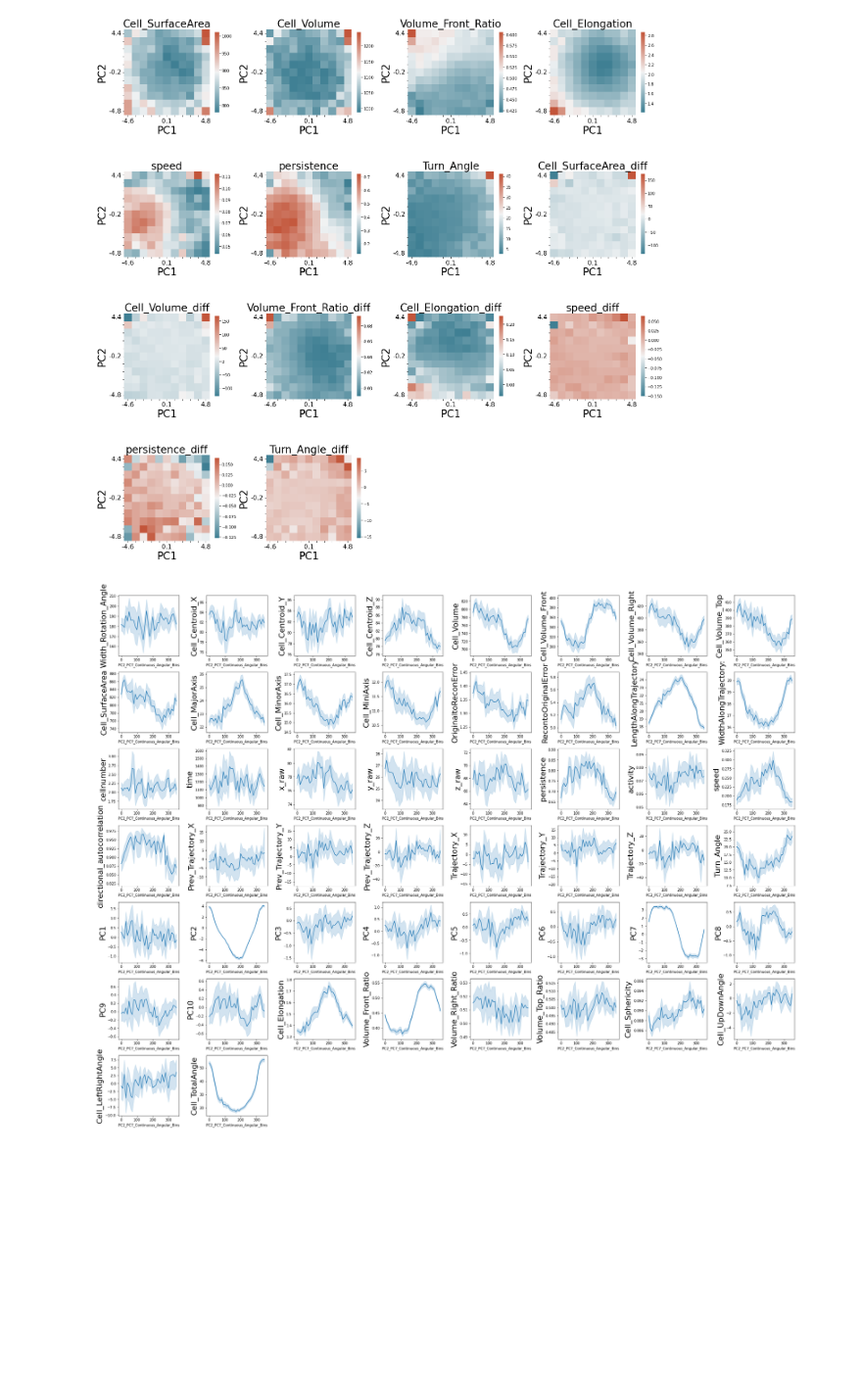
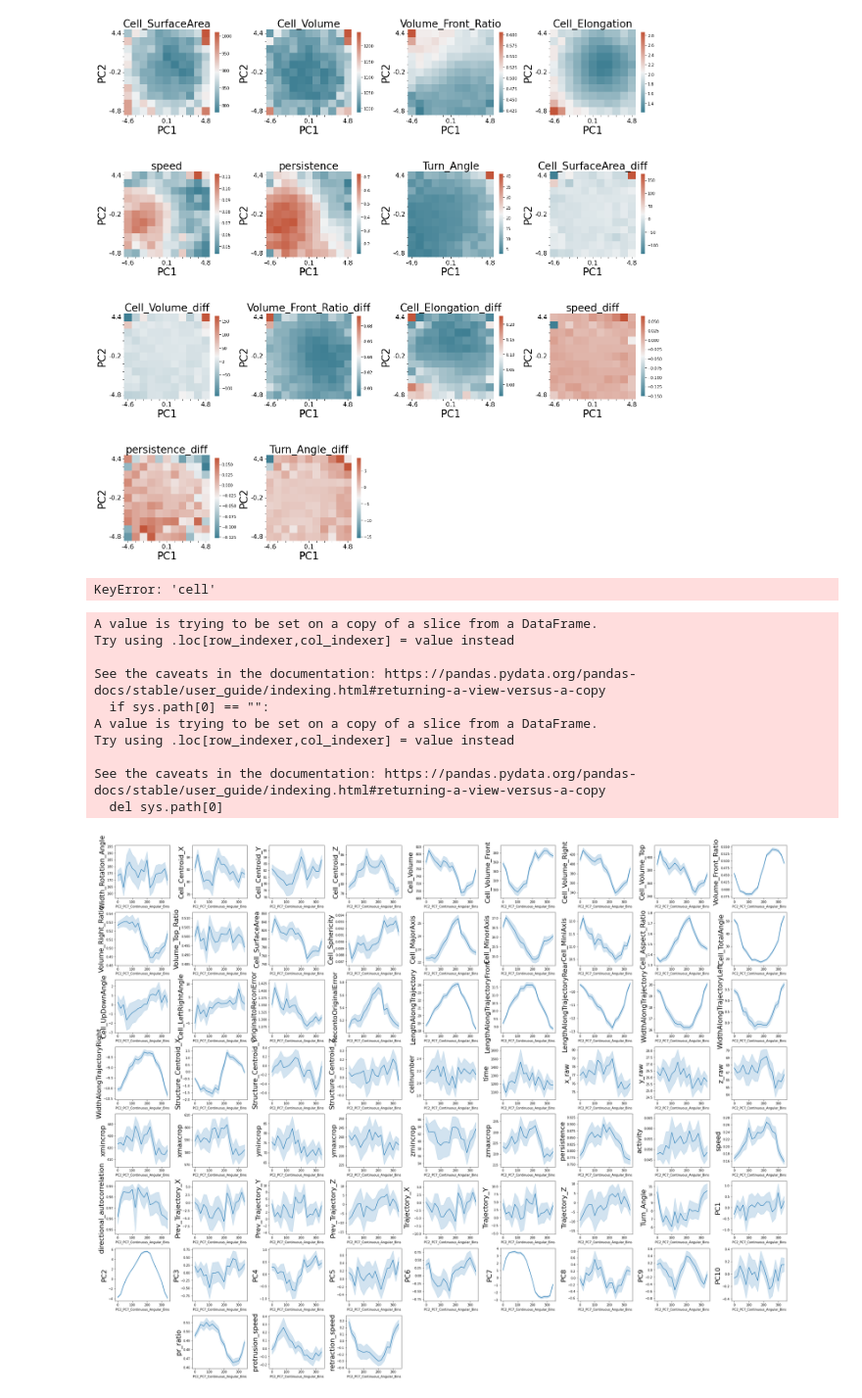
Before and after one commit to looneytunes2/NeutrophilShapeAnalysis, a Jupyter notebook: Notebooks/LLS Combined PCA 37C random Analysis stats.ipynb, the cells around one changed output. Shown at 98% size. Cells and saved outputs as stored; diff of their text form; code cells hidden in the pictures; blank space fills up the shorter version.

```diff
--- a/Notebooks/LLS Combined PCA 37C random Analysis stats.ipynb
+++ b/Notebooks/LLS Combined PCA 37C random Analysis stats.ipynb
@@ -52,8 +52,9 @@ def closest(lst, K):
 
 time_interval = 5 #sec/frame
 
-datadir = 'E:/Aaron/random_lls/'
-savedir = datadir + 'random/'
+basedir = 'E:/Aaron/Random_LLS_PCA/'
+datadir = basedir + 'Data_and_Figs/'
+savedir = basedir + 'random/'
 if not os.path.exists(savedir):
     os.makedirs(savedir)
 
@@ -433,43 +443,80 @@ angframe = linear_cycle_utils.linearize_cycle_continuous(
 #                             lmax = 10,
 #                             smooth = False
 #                             )
+# %%
+########### add cycling frequencies if you want
+#open cycling frequencies
+cf = pd.read_csv(savedir+f'PC{whichpcs[0]}-PC{whichpcs[1]}_Area_Enclosing_Rates.csv', index_col = 0)
+#merge with angular bin data
+angframe = angframe.merge(cf, left_on='cell',right_on='cell')
+# %% [output]
+KeyError: 'cell'
 # %%
 ################# LOOK STATS AROUND 1D CYCLE ######################
+
+#add protrusion/retraction ratio
+angframe['pr_ratio'] = angframe.LengthAlongTrajectoryFront.values/angframe.LengthAlongTrajectory.values
+#add protrusion and retraction rates
+#add protrusion speed
+prsplist = []
+for i, cells in angframe.groupby('CellID'):
+    cells, runs = utils.get_consecutive_timepoints(cells, 'time', time_interval)
+    for r in runs:
+        tempcell = cells.iloc[r]
+        tempcell['protrusion_speed'] = tempcell.LengthAlongTrajectoryFront.diff()
+        tempcell['retraction_speed'] = tempcell.LengthAlongTrajectoryRear.diff()
+        prsplist.append(tempcell)
+angframe = pd.concat(prsplist).reset_index(drop=True)
+
 removeex = []
 removeex.extend([x for x in angframe.columns if 'Euler' in x])
 removeex.extend([x for x in angframe.columns if 'avg' in x])
 removeex.extend([x for x in angframe.columns if 'PC1_PC2' in x])
 removeex.extend([x for x in angframe.columns if 'intensity' in x])
 removeex.extend([x for x in angframe.columns if 'Velocity' in x])
 removeex.extend([x for x in angframe.columns if 'Coord' in x])
 removeex.extend([x for x in angframe.columns if 'Vec' in x])
 removeex.extend([x for x in angframe.columns if 'bins' in x])
 removeex.extend(['cell','CellID','x','y','z','structure','frame','Treatment','Experiment','Date'])
 newframe = angframe.drop(columns =removeex)
 
 
+
 CoRo = math.ceil(math.sqrt(len(newframe.columns)))
 row = 0
 fig, axes = plt.subplots(CoRo, CoRo, figsize=(3.5*CoRo,3*CoRo))#, sharex=True)
 
 for i, ax in enumerate(axes.flatten()):
     if i<len(newframe.columns):
         if newframe.iloc[:,i].name == f'PC{whichpcs[0]}_PC{whichpcs[1]}_Continuous_Angular_Bins':
             ax.remove()
             continue
-        sns.lineplot(data = TotalFrame, x=f'PC{whichpcs[0]}_PC{whichpcs[1]}_Continuous_Angular_Bins',
-                     y = newframe.iloc[:,i].name, ax = ax)
+
+        sns.lineplot(x=f'PC{whichpcs[0]}_PC{whichpcs[1]}_Continuous_Angular_Bins',
+                     y = newframe.iloc[:,i].name,
+                     data = newframe,
+                     ax = ax)
         ax.set_ylabel(newframe.iloc[:,i].name)#, fontsize = 1.75*CoRo)
         ax.legend_ = None
         ax.set_ylabel(ax.get_ylabel(), fontsize = 22)
     else:
         ax.remove()
 
 
 plt.tight_layout()
 plt.savefig(savedir + f'PC{whichpcs[0]}_PC{whichpcs[1]} Shape Metrics 1D Continuous PCs.png', bbox_inches='tight')
 # %% [output]
+A value is trying to be set on a copy of a slice from a DataFrame.
+Try using .loc[row_indexer,col_indexer] = value instead
+
+See the caveats in the documentation: https://pandas.pydata.org/pandas-docs/stable/user_guide/indexing.html#returning-a-view-versus-a-copy
+  if sys.path[0] == "":
+A value is trying to be set on a copy of a slice from a DataFrame.
+Try using .loc[row_indexer,col_indexer] = value instead
+
+See the caveats in the documentation: https://pandas.pydata.org/pandas-docs/stable/user_guide/indexing.html#returning-a-view-versus-a-copy
+  del sys.path[0]
-[figure, old version]
+[figure, new version]
 # %%
 metlist = ['Cell_Elongation','Volume_Front_Ratio','Cell_Volume', 'speed', 'persistence','Cell_TotalAngle']
 
```
Also changed, not shown: parts of 8 cells of this notebook, 50 other files.
